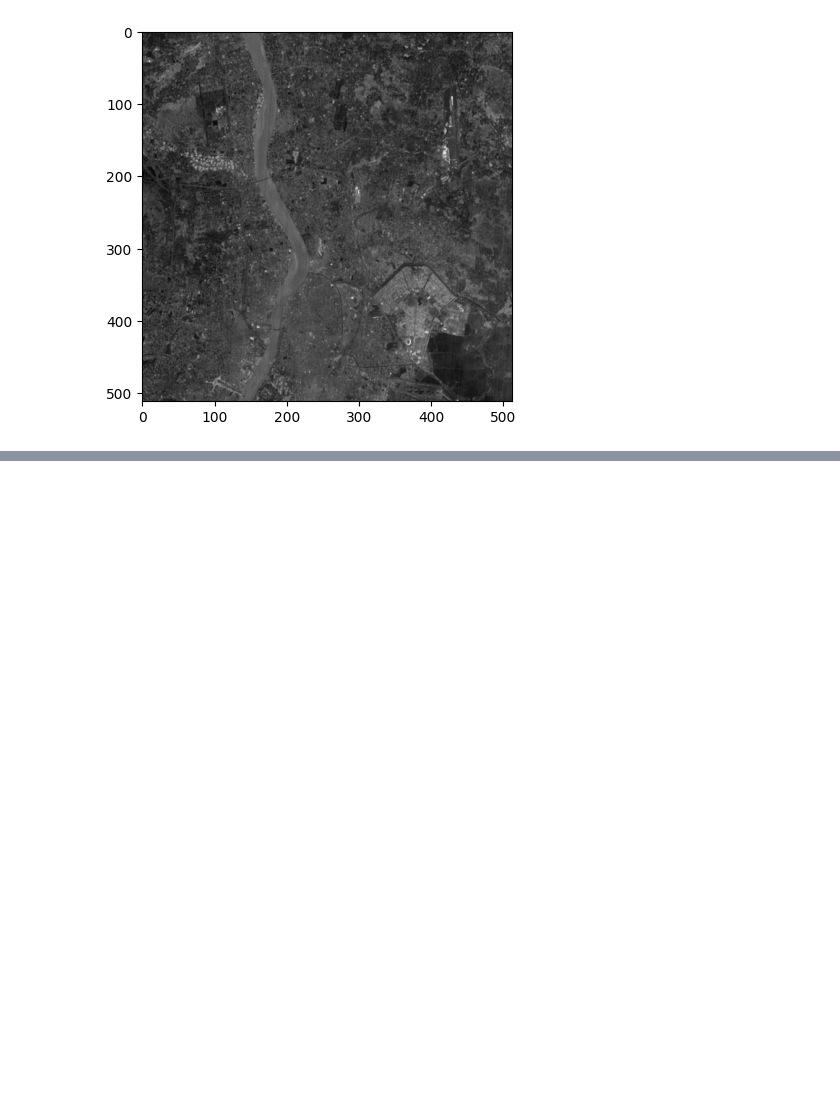
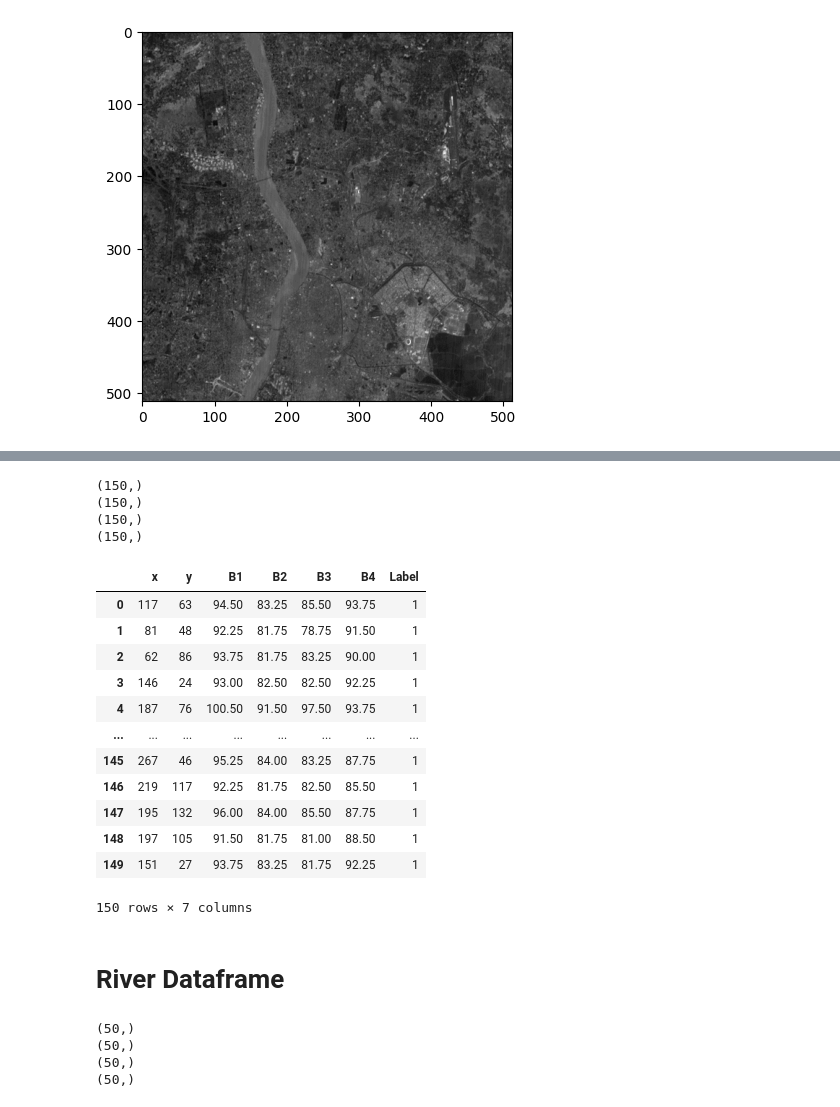
Before and after one commit to biswajit-github-2022/RKMVERI_2ND, a Jupyter notebook: class/ML/SS_assignments_2/band_image_read.ipynb, the cells around one changed output, grey strips where cells are left out. Drawn from its saved outputs; the diff is of its cells as text; code cells hidden in the pictures; blank space fills up the shorter version.

```diff
--- a/class/ML/SS_assignments_2/band_image_read.ipynb
+++ b/class/ML/SS_assignments_2/band_image_read.ipynb
@@ -32,0 +106,15 @@ band1 image size: (512, 512)
+# %%
+img1_intensity = img1[np_non_river_coord[:, 0], np_non_river_coord[:, 1]]
+img2_intensity = img2[np_non_river_coord[:, 0], np_non_river_coord[:, 1]]
+img3_intensity = img3[np_non_river_coord[:, 0], np_non_river_coord[:, 1]]
+img4_intensity = img4[np_non_river_coord[:, 0], np_non_river_coord[:, 1]]
+# %%
+print(img1_intensity.shape)
+print(img2_intensity.shape)
+print(img3_intensity.shape)
+print(img4_intensity.shape)
+# %% [output]
+(150,)
+(150,)
+(150,)
+(150,)
@@ -32,0 +123,26 @@ band1 image size: (512, 512)
+# %%
+non_river_intensity_df=pd.DataFrame({
+    "x":np_non_river_coord[:,0],
+    "y":np_non_river_coord[:,1],
+    "B1":img1_intensity,
+    "B2":img2_intensity,
+    "B3":img3_intensity,
+    "B4":img4_intensity,
+    "Label":[1]*150
+})
+# %%
+non_river_intensity_df
+# %% [output]
+|  | x | y | B1 | B2 | B3 | B4 | Label |
+| 0 | 117 | 63 | 94.50 | 83.25 | 85.50 | 93.75 | 1 |
+| 1 | 81 | 48 | 92.25 | 81.75 | 78.75 | 91.50 | 1 |
+| 2 | 62 | 86 | 93.75 | 81.75 | 83.25 | 90.00 | 1 |
+| 3 | 146 | 24 | 93.00 | 82.50 | 82.50 | 92.25 | 1 |
+| 4 | 187 | 76 | 100.50 | 91.50 | 97.50 | 93.75 | 1 |
+| ... | ... | ... | ... | ... | ... | ... | ... |
+| 145 | 267 | 46 | 95.25 | 84.00 | 83.25 | 87.75 | 1 |
+| 146 | 219 | 117 | 92.25 | 81.75 | 82.50 | 85.50 | 1 |
+| 147 | 195 | 132 | 96.00 | 84.00 | 85.50 | 87.75 | 1 |
+| 148 | 197 | 105 | 91.50 | 81.75 | 81.00 | 88.50 | 1 |
+| 149 | 151 | 27 | 93.75 | 83.25 | 81.75 | 92.25 | 1 |
+150 rows × 7 columns
@@ -32,0 +151,2 @@ band1 image size: (512, 512)
+# %% [markdown]
+# River Dataframe
@@ -32,0 +158,10 @@ band1 image size: (512, 512)
+# %%
+print(img1_intensity_.shape)
+print(img2_intensity_.shape)
+print(img3_intensity_.shape)
+print(img4_intensity_.shape)
+# %% [output]
+(50,)
+(50,)
+(50,)
+(50,)
```
Also changed, not shown: parts of 28 cells of this notebook, 2 other files.
